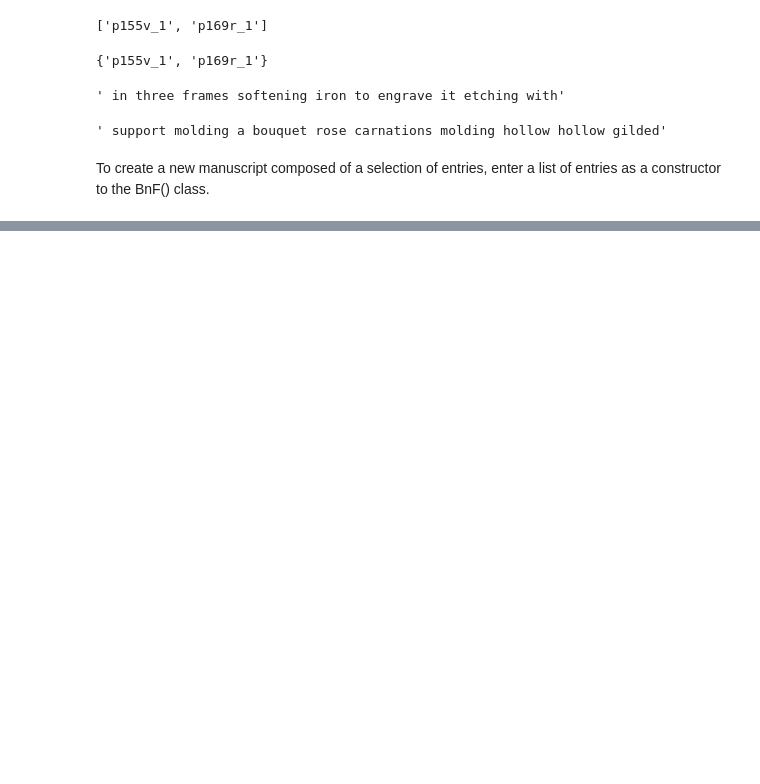
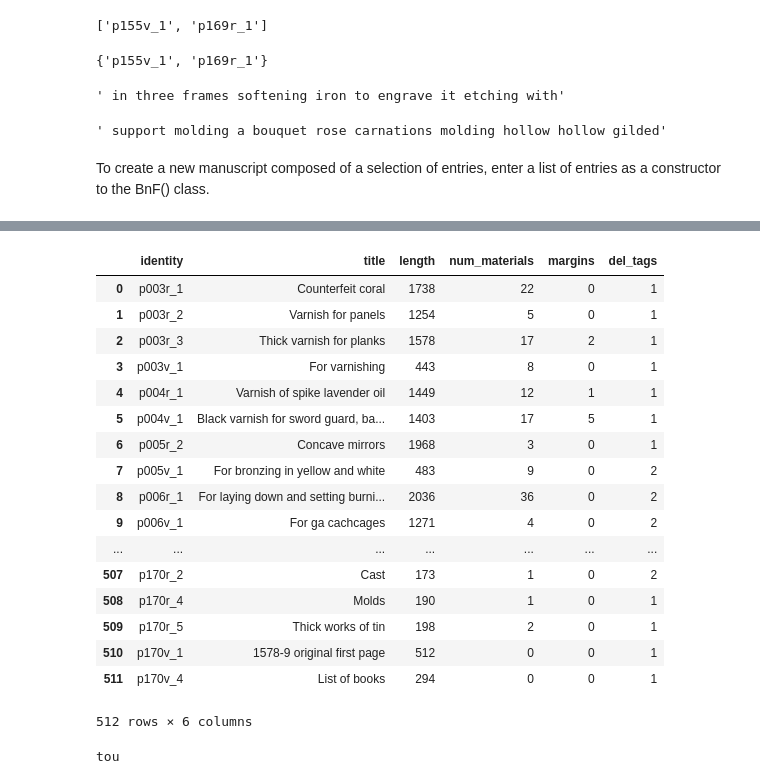
Before and after one commit to cu-mkp/manuscript-object, a Jupyter notebook: digital_manuscript.ipynb, the cells around one changed output, grey strips where cells are left out. Saved outputs shown, nothing was run; the diff lists cells and outputs as text; code cells hidden in the pictures; blank space fills up the shorter version.

```diff
--- a/digital_manuscript.ipynb
+++ b/digital_manuscript.ipynb
@@ -195,0 +226,29 @@ rose_manuscript.tablefy()
+# %%
+del_tags = [page.identity for page in manuscript.entries if len(page.del_tags) >= 1]
+del_book = BnF(del_tags)
+del_book.tablefy()
+# %% [output]
+|  | identity | title | length | num_materials | margins | del_tags |
+| 0 | p003r_1 | Counterfeit coral | 1738 | 22 | 0 | 1 |
+| 1 | p003r_2 | Varnish for panels | 1254 | 5 | 0 | 1 |
+| 2 | p003r_3 | Thick varnish for planks | 1578 | 17 | 2 | 1 |
+| 3 | p003v_1 | For varnishing | 443 | 8 | 0 | 1 |
+| 4 | p004r_1 | Varnish of spike lavender oil | 1449 | 12 | 1 | 1 |
+| 5 | p004v_1 | Black varnish for sword guard, ba... | 1403 | 17 | 5 | 1 |
+| 6 | p005r_2 | Concave mirrors | 1968 | 3 | 0 | 1 |
+| 7 | p005v_1 | For bronzing in yellow and white | 483 | 9 | 0 | 2 |
+| 8 | p006r_1 | For laying down and setting burni... | 2036 | 36 | 0 | 2 |
+| 9 | p006v_1 | For ga cachcages | 1271 | 4 | 0 | 2 |
+| ... | ... | ... | ... | ... | ... | ... |
+| 507 | p170r_2 | Cast | 173 | 1 | 0 | 2 |
+| 508 | p170r_4 | Molds | 190 | 1 | 0 | 1 |
+| 509 | p170r_5 | Thick works of tin | 198 | 2 | 0 | 1 |
+| 510 | p170v_1 | 1578-9 original first page | 512 | 0 | 0 | 1 |
+| 511 | p170v_4 | List of books | 294 | 0 | 0 | 1 |
+512 rows × 6 columns
+# %%
+coral = manuscript.entry('p003r_1')
+for tag in varnish.del_tags:
+    print(tag, '\n')
+# %% [output]
+tou
```
Also changed, not shown: parts of 10 cells of this notebook, 39 other files.
